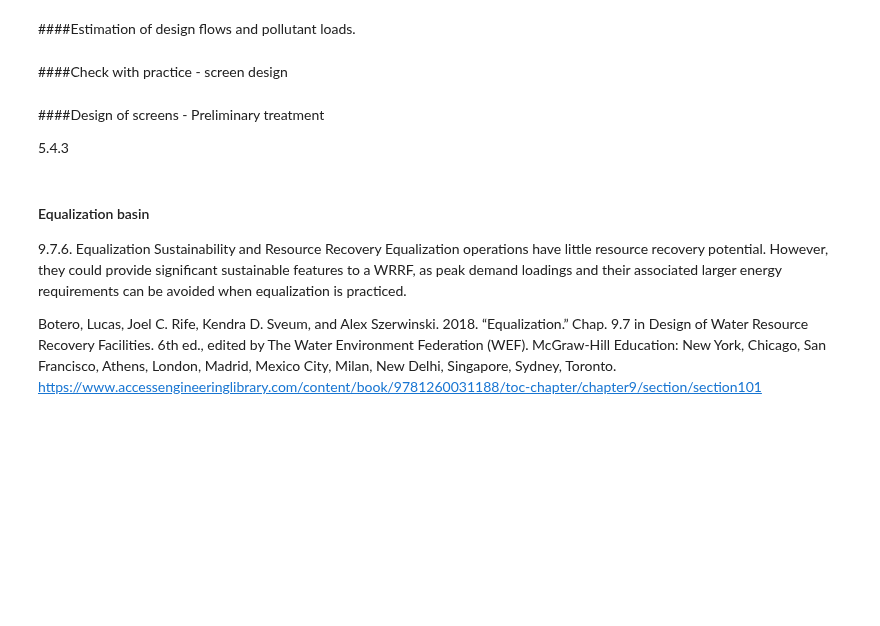
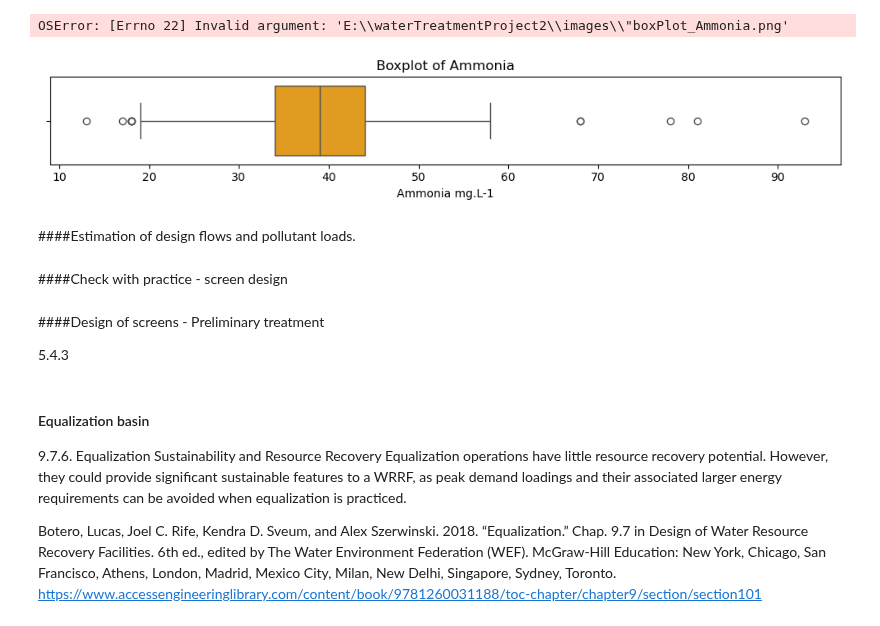
Before and after one commit to JMej0002/waterTreatmentProject2, a Jupyter notebook: Calculations/Group_10_Advance_water_treatment.ipynb, the cells around one changed output. Saved outputs shown, nothing was run; the diff lists cells and outputs as text; code cells hidden in the pictures; blank space fills up the shorter version.

```diff
--- a/Calculations/Group_10_Advance_water_treatment.ipynb
+++ b/Calculations/Group_10_Advance_water_treatment.ipynb
@@ -7,19 +7,22 @@ import os
 # %%
 # Read CSV
 df = pd.read_csv('.\MWC_ETP_Daily_InfluentQuality_From2014_698890028305835467.csv')
 
 # Count total missing values in each column
 df.isnull().sum()
 
 
 plt.figure(figsize=(10, 2))
 sns.boxplot(x=df['Ammonia_mg.L-1'], color='orange')
 plt.title("Boxplot of Ammonia")
 plt.xlabel("Ammonia mg.L-1")
 plt.tight_layout()
-plot_path = os.path.join('/content/waterTreatmentProject/images/', "boxPlot_Ammonia.png")
+plot_path = os.path.join('../images/"boxPlot_Ammonia.png')
 plt.savefig(plot_path)
 plt.show()
+# %% [output]
+OSError: [Errno 22] Invalid argument: 'E:\\waterTreatmentProject2\\images\\"boxPlot_Ammonia.png'
+[figure, added]
 # %%
 plt.figure(figsize=(10, 2))
 sns.boxplot(x=df['BOD_mg.L-1'], color='orange')
```
